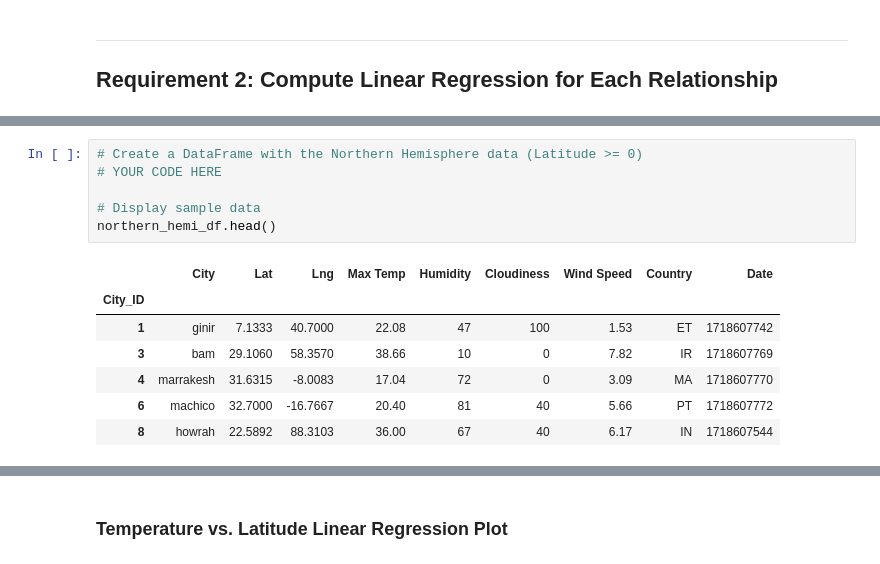
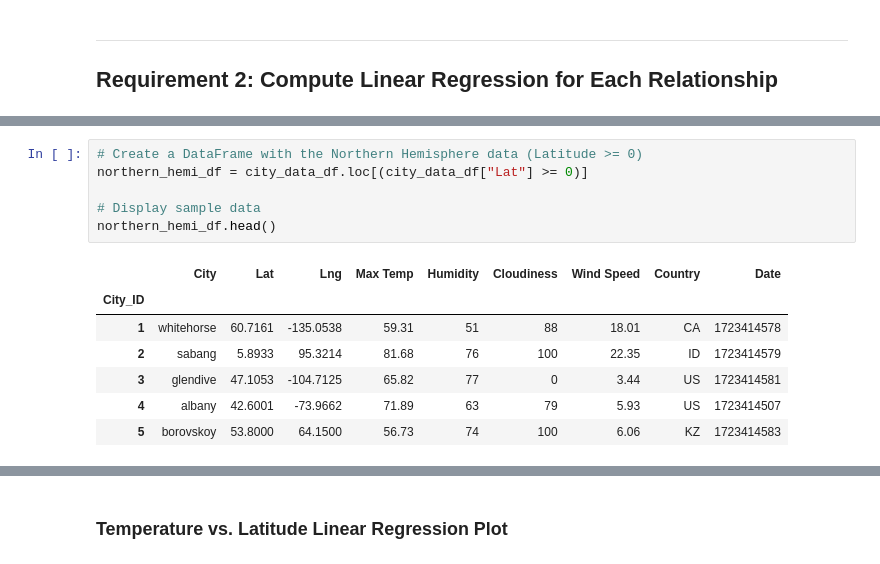
Before and after one commit to kahan17/python-api-challenge, a Jupyter notebook: WeatherPy/WeatherPy.ipynb, the cells around one changed output, grey strips where cells are left out. Saved outputs shown, nothing was run; the diff lists cells and outputs as text.

```diff
--- a/WeatherPy/WeatherPy.ipynb
+++ b/WeatherPy/WeatherPy.ipynb
@@ -277,16 +285,16 @@ plt.show()
 # %%
 # Create a DataFrame with the Northern Hemisphere data (Latitude >= 0)
-# YOUR CODE HERE
+northern_hemi_df = city_data_df.loc[(city_data_df["Lat"] >= 0)]
 
 # Display sample data
 northern_hemi_df.head()
 # %% [output]
 |  | City | Lat | Lng | Max Temp | Humidity | Cloudiness | Wind Speed | Country | Date |
 | City_ID |  |  |  |  |  |  |  |  |  |
-| 1 | ginir | 7.1333 | 40.7000 | 22.08 | 47 | 100 | 1.53 | ET | 1718607742 |
-| 3 | bam | 29.1060 | 58.3570 | 38.66 | 10 | 0 | 7.82 | IR | 1718607769 |
-| 4 | marrakesh | 31.6315 | -8.0083 | 17.04 | 72 | 0 | 3.09 | MA | 1718607770 |
-| 6 | machico | 32.7000 | -16.7667 | 20.40 | 81 | 40 | 5.66 | PT | 1718607772 |
-| 8 | howrah | 22.5892 | 88.3103 | 36.00 | 67 | 40 | 6.17 | IN | 1718607544 |
+| 1 | whitehorse | 60.7161 | -135.0538 | 59.31 | 51 | 88 | 18.01 | CA | 1723414578 |
+| 2 | sabang | 5.8933 | 95.3214 | 81.68 | 76 | 100 | 22.35 | ID | 1723414579 |
+| 3 | glendive | 47.1053 | -104.7125 | 65.82 | 77 | 0 | 3.44 | US | 1723414581 |
+| 4 | albany | 42.6001 | -73.9662 | 71.89 | 63 | 79 | 5.93 | US | 1723414507 |
+| 5 | borovskoy | 53.8000 | 64.1500 | 56.73 | 74 | 100 | 6.06 | KZ | 1723414583 |
 # %%
 # Create a DataFrame with the Southern Hemisphere data (Latitude < 0)
```
Also changed, not shown: parts of 33 cells of this notebook, 4 other files.
